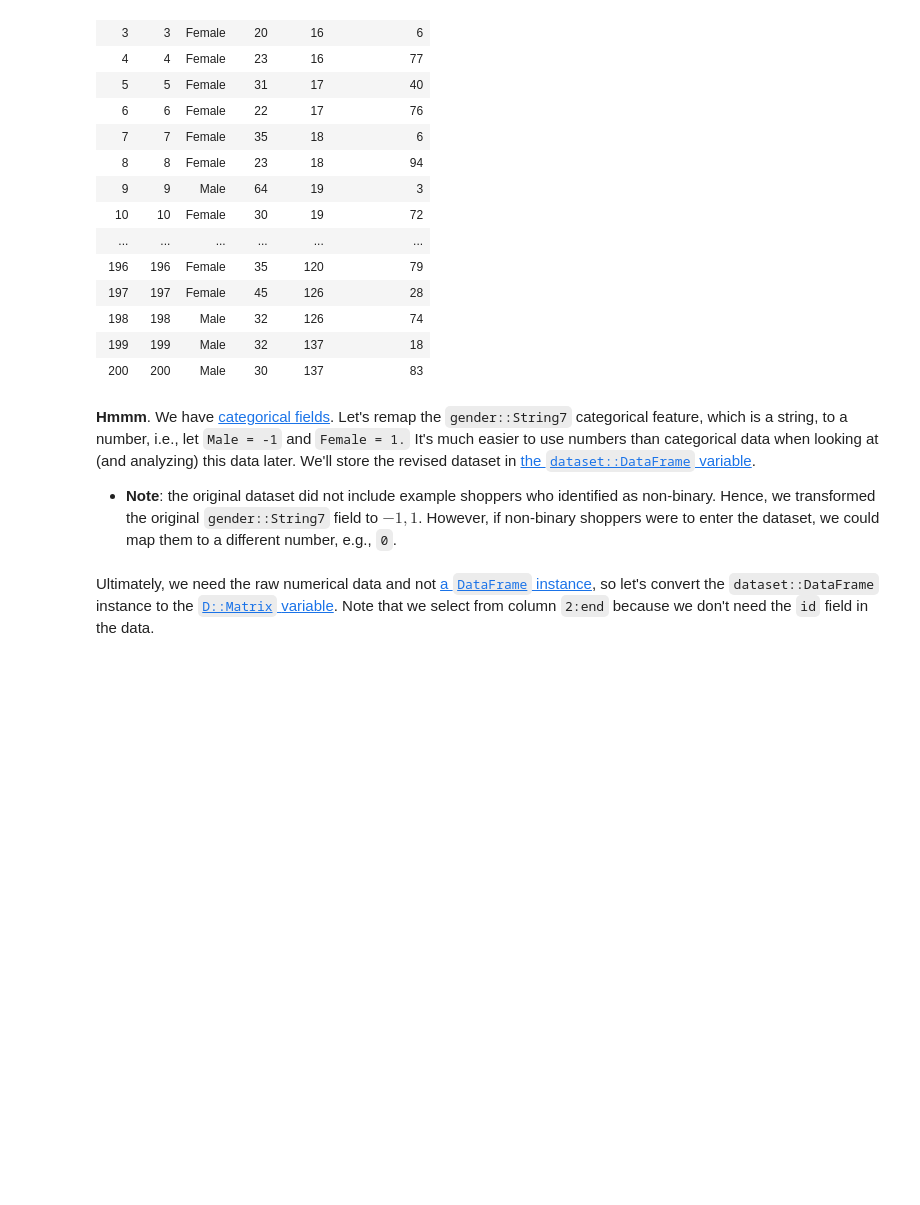
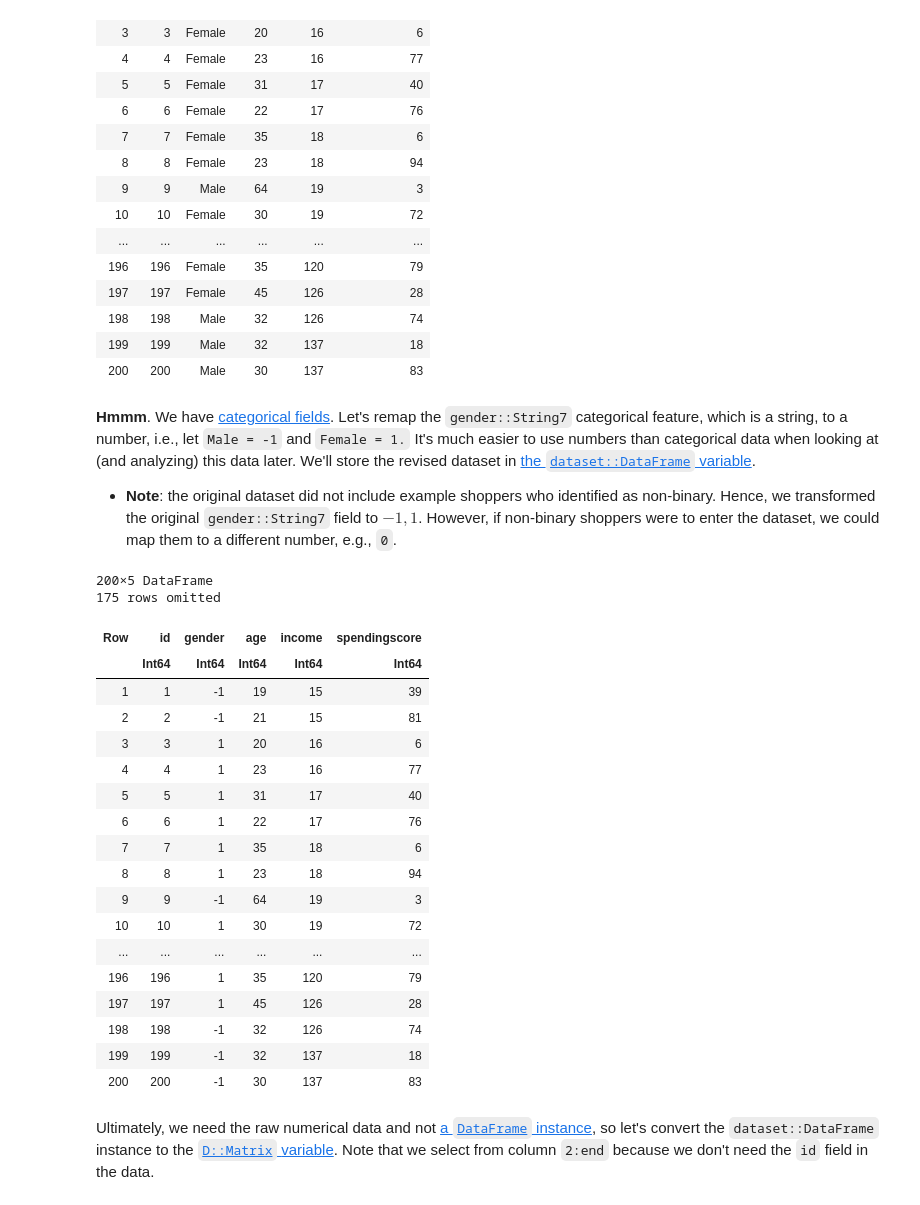
Before and after one commit to varnerlab/CHEME-5820-Lectures-Spring-2025, a Jupyter notebook: lectures/week-1/L1c/CHEME-5820-L1c-UnsupervisedLearningAndClustering-S2025.ipynb, the cells around one changed output. Cells and saved outputs as stored; diff of their text form; code cells hidden in the pictures; blank space fills up the shorter version.

```diff
--- a/lectures/week-1/L1c/CHEME-5820-L1c-UnsupervisedLearningAndClustering-S2025.ipynb
+++ b/lectures/week-1/L1c/CHEME-5820-L1c-UnsupervisedLearningAndClustering-S2025.ipynb
@@ -71,6 +71,29 @@ dataset = let
     transform!(treated_dataset, :gender => ByRow( x-> (x=="Male" ? -1 : 1)) => :gender); # maps gender to -1,1
     treated_dataset
 end;
+# %%
+dataset
+# %% [output]
+200×5 DataFrame
+175 rows omitted
+| Row | id | gender | age | income | spendingscore |
+|  | Int64 | Int64 | Int64 | Int64 | Int64 |
+| 1 | 1 | -1 | 19 | 15 | 39 |
+| 2 | 2 | -1 | 21 | 15 | 81 |
+| 3 | 3 | 1 | 20 | 16 | 6 |
+| 4 | 4 | 1 | 23 | 16 | 77 |
+| 5 | 5 | 1 | 31 | 17 | 40 |
+| 6 | 6 | 1 | 22 | 17 | 76 |
+| 7 | 7 | 1 | 35 | 18 | 6 |
+| 8 | 8 | 1 | 23 | 18 | 94 |
+| 9 | 9 | -1 | 64 | 19 | 3 |
+| 10 | 10 | 1 | 30 | 19 | 72 |
+| ... | ... | ... | ... | ... | ... |
+| 196 | 196 | 1 | 35 | 120 | 79 |
+| 197 | 197 | 1 | 45 | 126 | 28 |
+| 198 | 198 | -1 | 32 | 126 | 74 |
+| 199 | 199 | -1 | 32 | 137 | 18 |
+| 200 | 200 | -1 | 30 | 137 | 83 |
 # %% [markdown]
 Ultimately, we need the raw numerical data and not [a `DataFrame` instance](https://dataframes.juliadata.org/stable/), so let's convert the `dataset::DataFrame` instance to the [`D::Matrix` variable](https://docs.julialang.org/en/v1/base/arrays/#Base.Matrix). Note that we select from column `2:end` because we don't need the `id` field in the data.
 # %%
```
Also changed, not shown: parts of 10 cells of this notebook.
